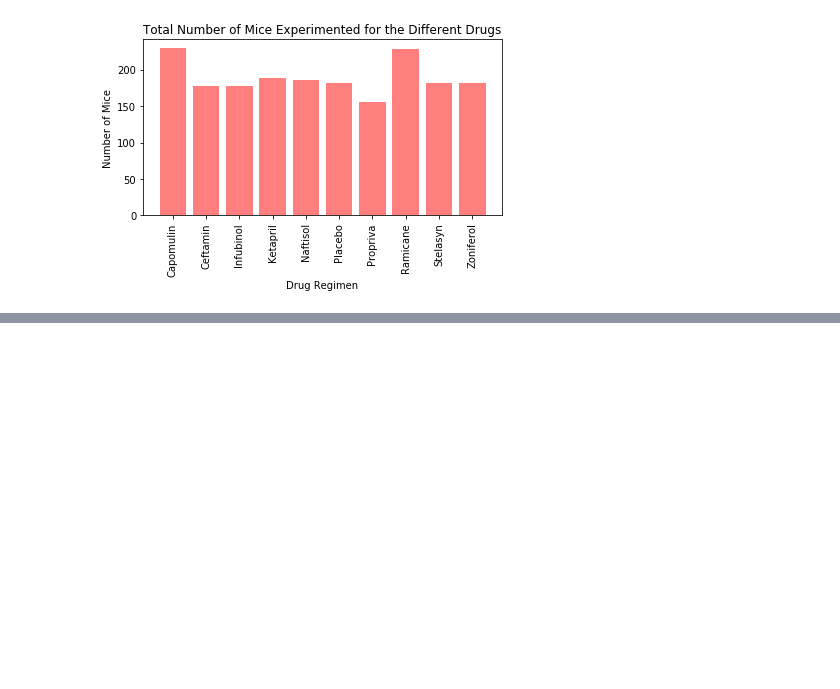
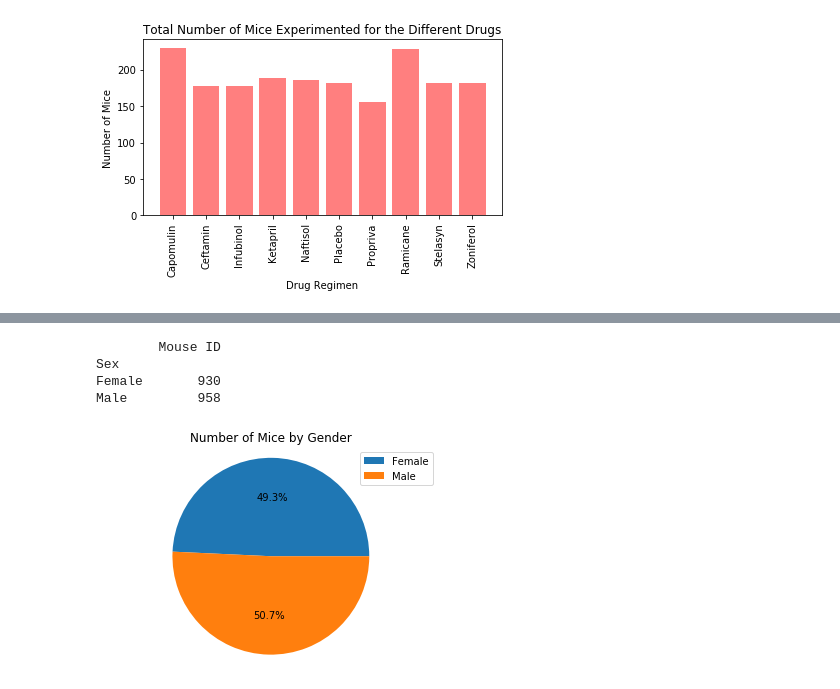
Before and after one commit to annabelcheong/matplotlib, a Jupyter notebook: pymaceuticals.ipynb, the cells around one changed output, grey strips where cells are left out. Saved outputs shown, nothing was run; the diff lists cells and outputs as text; code cells hidden in the pictures; blank space fills up the shorter version.

```diff
--- a/pymaceuticals.ipynb
+++ b/pymaceuticals.ipynb
@@ -205,0 +231,22 @@ plt.tight_layout()
+# %%
+# Generate a pie plot showing the distribution of female versus male mice using pyplot
+
+gender_count=gender.count()
+gender_count
+gender_count=gender_count.drop(columns={"Drug Regimen","Weight (g)", "Tumor Volume (mm3)","Age_months","Timepoint","Metastatic Sites"})
+print(gender_count)
+
+#---------PYPLOT PIE CHART ------------
+
+plt.pie(gender_count,autopct="%1.1f%%")
+plt.title("Number of Mice by Gender")
+plt.axis("equal")
+#plt.legend(["Female","Male"])
+plt.legend(gender_count.index)
+plt.show();
+# %% [output]
+        Mouse ID
+Sex
+Female       930
+Male         958
+[figure, added]
```
Also changed, not shown: parts of 10 cells of this notebook.
